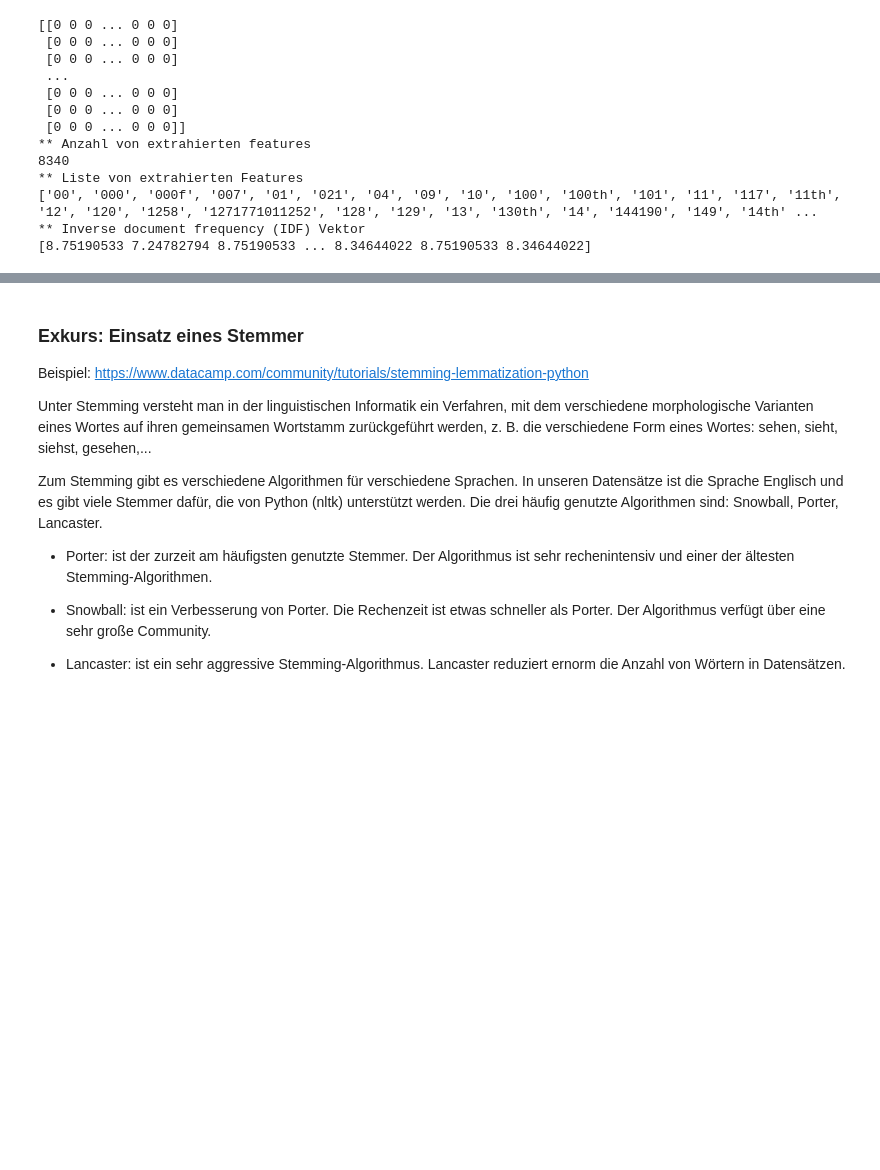
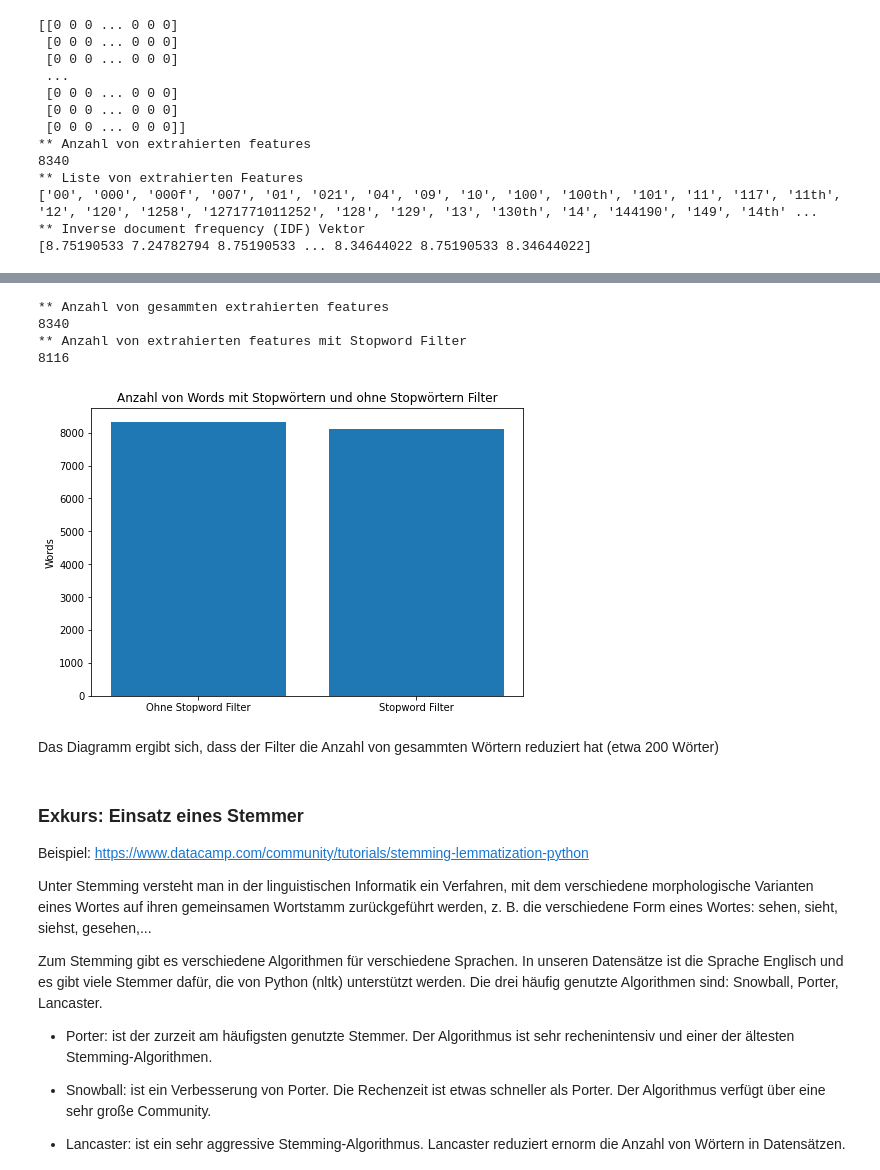
Before and after one commit to hqnguyen1997/ml-belegarbeit, a Jupyter notebook: 2020-05-belegarbeit-machinelles-lernen-template.ipynb, the cells around one changed output, grey strips where cells are left out. Drawn from its saved outputs; the diff is of its cells as text; code cells hidden in the pictures; blank space fills up the shorter version.

```diff
--- a/2020-05-belegarbeit-machinelles-lernen-template.ipynb
+++ b/2020-05-belegarbeit-machinelles-lernen-template.ipynb
@@ -176,3 +178,24 @@ print(pipe['tfidf'].idf_)
 ['00', '000', '000f', '007', '01', '021', '04', '09', '10', '100', '100th', '101', '11', '117', '11th', '12', '120', '1258', '1271771011252', '128', '129', '13', '130th', '14', '144190', '149', '14th' ...
 ** Inverse document frequency (IDF) Vektor
 [8.75190533 7.24782794 8.75190533 ... 8.34644022 8.75190533 8.34644022]
+# %%
+pipe_without_stopwords = Pipeline([("vect", CountVectorizer(stop_words="english")),
+                  ("tfidf", TfidfTransformer())
+                ]).fit(df["title"])
+
+# Das Ergebnis nach "CountVectorizer" ist ein zwei dimensionaler Matrix
+#          | feature1  | feature2  | ...
+#  data1   | frequence | frequence | ...
+#  data2   | frequence | frequence | ...
+#  ...     |  ...      |  ...      | ...
+print(pipe_without_stopwords["vect"].transform(df["title"]).toarray())
+
+print("** Anzahl von extrahierten features")
+numberOfFeatures_without_stopwords = len(pipe_without_stopwords["vect"].get_feature_names())
+print(numberOfFeatures_without_stopwords)
+
+print("** Liste von extrahierten Features")
+print(pipe_without_stopwords['vect'].get_feature_names())
+
+print("** Inverse document frequency (IDF) Vektor")
+print(pipe_without_stopwords["tfidf"].idf_)
@@ -179,3 +216,28 @@ print(pipe['tfidf'].idf_)
+# %%
+print("** Anzahl von gesammten extrahierten features")
+print(numberOfFeatures)
+
+print("** Anzahl von extrahierten features mit Stopword Filter")
+print(numberOfFeatures_without_stopwords)
+x = ["Ohne Stopword Filter", "Stopword Filter"]
+y = [numberOfFeatures, numberOfFeatures_without_stopwords]
+
+fig = plt.figure()
+ax = fig.add_axes([0,0,1,1])
+
+ax.bar(x,y)
+
+ax.set_ylabel("Words")
+ax.set_title("Anzahl von Words mit Stopwörtern und ohne Stopwörtern Filter")
+plt.show()
+# %% [output]
+** Anzahl von gesammten extrahierten features
+8340
+** Anzahl von extrahierten features mit Stopword Filter
+8116
+[figure, added]
+# %% [markdown]
+Das Diagramm ergibt sich, dass der Filter die Anzahl von gesammten Wörtern reduziert hat (etwa 200 Wörter)
 # %% [markdown]
 ### Exkurs: Einsatz eines Stemmer
 Beispiel: https://www.datacamp.com/community/tutorials/stemming-lemmatization-python
```
Also changed, not shown: parts of 45 cells of this notebook.
